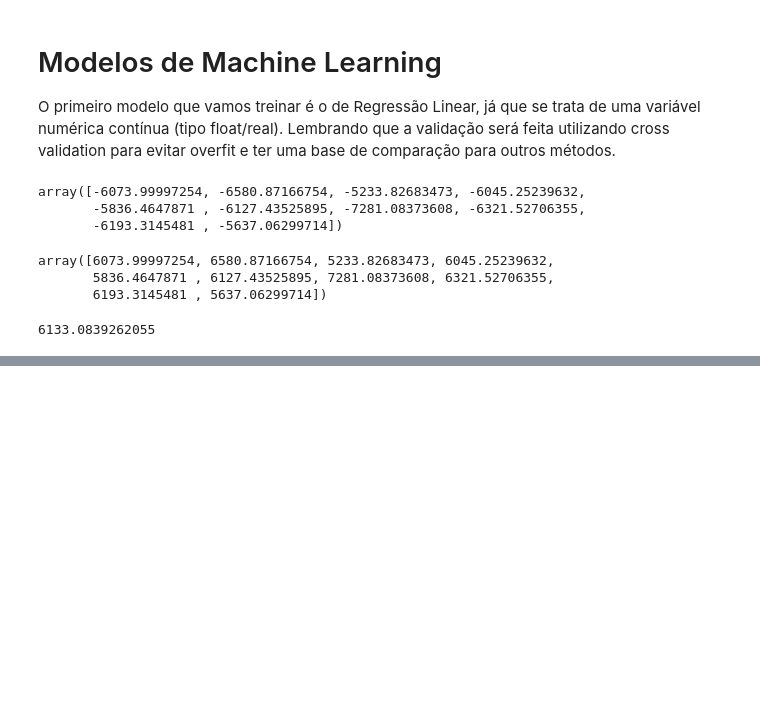
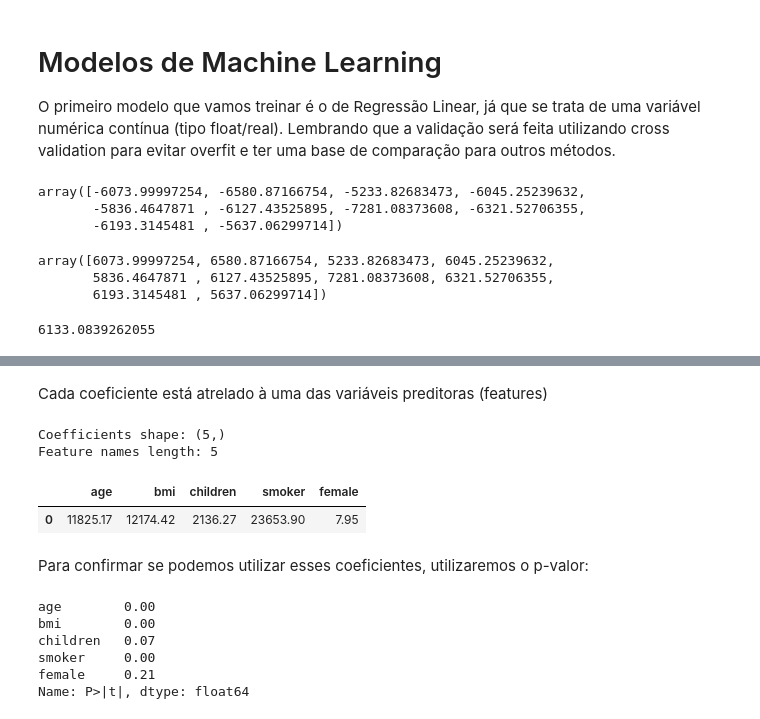
Before and after one commit to rhyanfrazao/regressao-dados-seguradora, a Jupyter notebook: projeto-regressao-linear.ipynb, the cells around one changed output, grey strips where cells are left out. Drawn from its saved outputs; the diff is of its cells as text; code cells hidden in the pictures; blank space fills up the shorter version.

```diff
--- a/projeto-regressao-linear.ipynb
+++ b/projeto-regressao-linear.ipynb
@@ -413,0 +511,44 @@ media_rmse_r1
+# %% [markdown]
+Cada coeficiente está atrelado à uma das variáveis preditoras (features)
+# %%
+# Checando o tamanho dos coeficientes:
+coef_shape = regressao_linear.coef_.shape
+print("Coefficients shape:", coef_shape)
+
+# Checando o comprimento dos nomes:
+feature_names_len = len(regressao_linear.feature_names_in_)
+print("Feature names length:", feature_names_len)
+
+if len(coef_shape) == 1:
+    df_coef = pd.DataFrame(regressao_linear.coef_.reshape(1, -1))
+else:
+    df_coef = pd.DataFrame(regressao_linear.coef_)
+
+if df_coef.shape[1] != feature_names_len:
+    print("Error: Mismatch between number of coefficients and number of feature names.")
+else:
+    df_coef.columns = regressao_linear.feature_names_in_
+
+# Display the DataFrame
+df_coef
+# %% [output]
+Coefficients shape: (5,)
+Feature names length: 5
+|  | age | bmi | children | smoker | female |
+| 0 | 11825.17 | 12174.42 | 2136.27 | 23653.90 | 7.95 |
+# %% [markdown]
+Para confirmar se podemos utilizar esses coeficientes, utilizaremos o p-valor:
+# %%
+import statsmodels.api as sm
+
+rl_statsmodels = sm.OLS(Y_treino, X_treino.drop(colunas_regiao, axis=1))
+resultado_fit = rl_statsmodels.fit()
+p_valores = resultado_fit.summary2().tables[1]['P>|t|']
+p_valores
+# %% [output]
+age        0.00
+bmi        0.00
+children   0.07
+smoker     0.00
+female     0.21
+Name: P>|t|, dtype: float64
```
Also changed, not shown: parts of 20 cells of this notebook.
